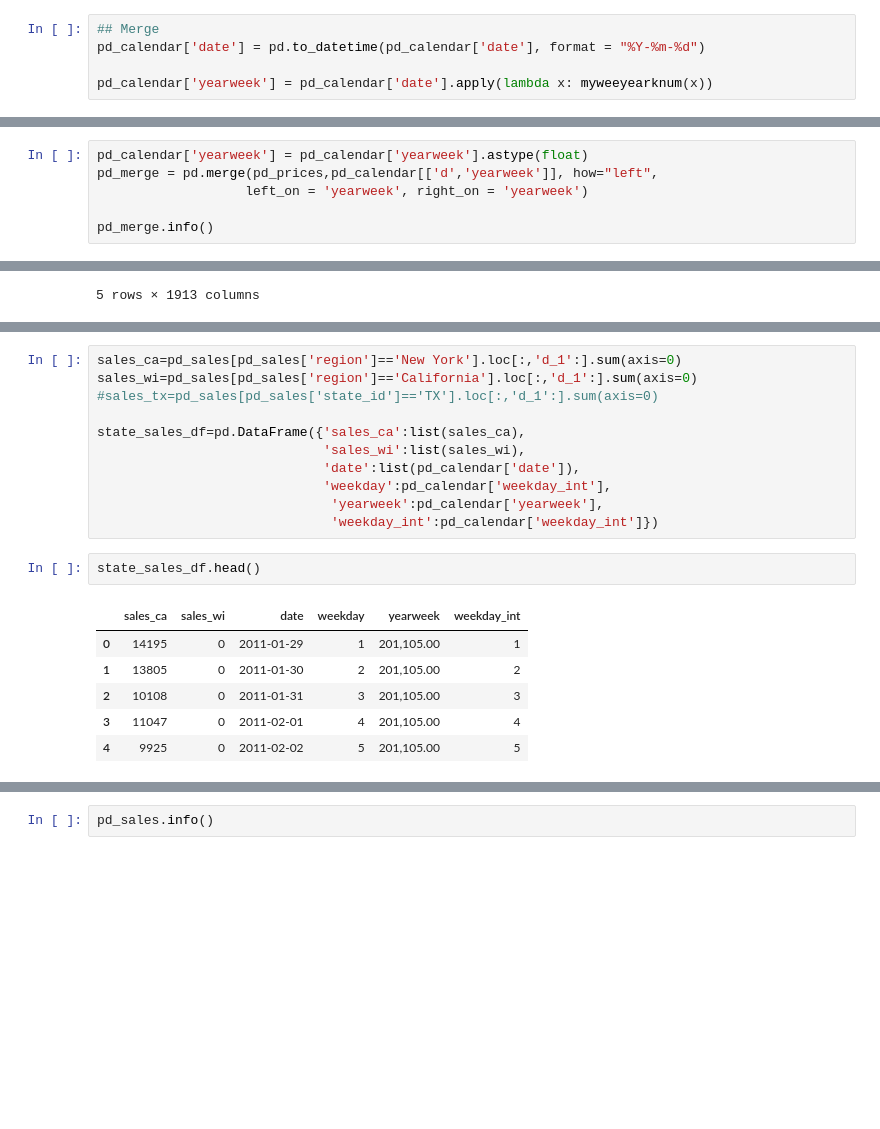
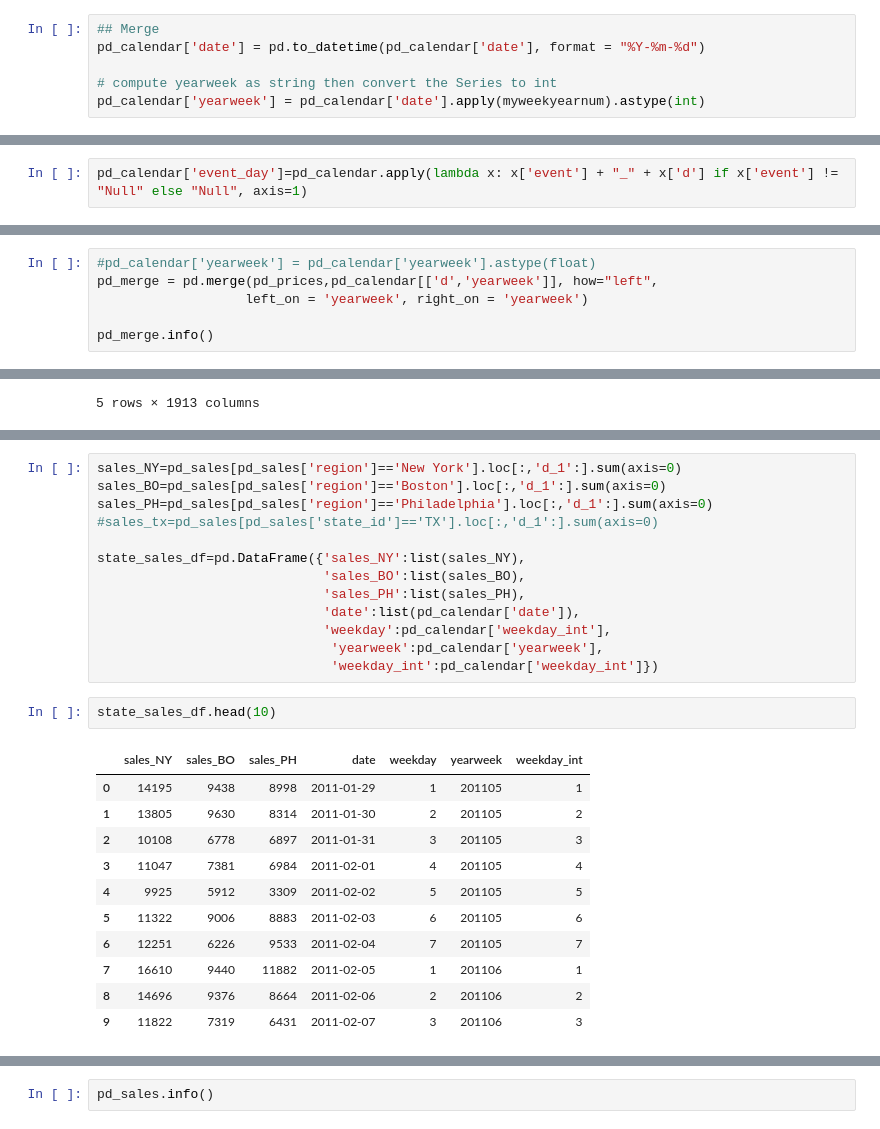
Before and after one commit to Ehunankakoa/nuclio-datascience_AI, a Jupyter notebook: TFM/DSmarket_JMGZ.ipynb, the cells around one changed output, grey strips where cells are left out. Drawn from its saved outputs; the diff is of its cells as text; blank space fills up the shorter version.

```diff
--- a/TFM/DSmarket_JMGZ.ipynb
+++ b/TFM/DSmarket_JMGZ.ipynb
@@ -297,7 +366,8 @@ def myweeknum(dt):
 ## Merge
 pd_calendar['date'] = pd.to_datetime(pd_calendar['date'], format = "%Y-%m-%d")
 
-pd_calendar['yearweek'] = pd_calendar['date'].apply(lambda x: myweeyearknum(x))
+# compute yearweek as string then convert the Series to int
+pd_calendar['yearweek'] = pd_calendar['date'].apply(myweekyearnum).astype(int)
 # %%
 pd_calendar
 # %% [output]
@@ -325,0 +387,2 @@ dtype: object
+# %%
+pd_calendar['event_day']=pd_calendar.apply(lambda x: x['event'] + "_" + x['d'] if x['event'] != "Null" else "Null", axis=1)
@@ -326,5 +448,5 @@ dtype: object
 # %%
-pd_calendar['yearweek'] = pd_calendar['yearweek'].astype(float)
+#pd_calendar['yearweek'] = pd_calendar['yearweek'].astype(float)
 pd_merge = pd.merge(pd_prices,pd_calendar[['d','yearweek']], how="left",
                    left_on = 'yearweek', right_on = 'yearweek')
 
@@ -373,20 +531,27 @@ pd_calendar
 # %%
-sales_ca=pd_sales[pd_sales['region']=='New York'].loc[:,'d_1':].sum(axis=0)
-sales_wi=pd_sales[pd_sales['region']=='California'].loc[:,'d_1':].sum(axis=0)
+sales_NY=pd_sales[pd_sales['region']=='New York'].loc[:,'d_1':].sum(axis=0)
+sales_BO=pd_sales[pd_sales['region']=='Boston'].loc[:,'d_1':].sum(axis=0)
+sales_PH=pd_sales[pd_sales['region']=='Philadelphia'].loc[:,'d_1':].sum(axis=0)
 #sales_tx=pd_sales[pd_sales['state_id']=='TX'].loc[:,'d_1':].sum(axis=0)
 
-state_sales_df=pd.DataFrame({'sales_ca':list(sales_ca),
-                             'sales_wi':list(sales_wi),
+state_sales_df=pd.DataFrame({'sales_NY':list(sales_NY),
+                             'sales_BO':list(sales_BO),
+                             'sales_PH':list(sales_PH),
                              'date':list(pd_calendar['date']),
                              'weekday':pd_calendar['weekday_int'],
                               'yearweek':pd_calendar['yearweek'],
                               'weekday_int':pd_calendar['weekday_int']})
 # %%
-state_sales_df.head()
+state_sales_df.head(10)
 # %% [output]
-|  | sales_ca | sales_wi | date | weekday | yearweek | weekday_int |
-| 0 | 14195 | 0 | 2011-01-29 | 1 | 201,105.00 | 1 |
-| 1 | 13805 | 0 | 2011-01-30 | 2 | 201,105.00 | 2 |
-| 2 | 10108 | 0 | 2011-01-31 | 3 | 201,105.00 | 3 |
-| 3 | 11047 | 0 | 2011-02-01 | 4 | 201,105.00 | 4 |
-| 4 | 9925 | 0 | 2011-02-02 | 5 | 201,105.00 | 5 |
+|  | sales_NY | sales_BO | sales_PH | date | weekday | yearweek | weekday_int |
+| 0 | 14195 | 9438 | 8998 | 2011-01-29 | 1 | 201105 | 1 |
+| 1 | 13805 | 9630 | 8314 | 2011-01-30 | 2 | 201105 | 2 |
+| 2 | 10108 | 6778 | 6897 | 2011-01-31 | 3 | 201105 | 3 |
+| 3 | 11047 | 7381 | 6984 | 2011-02-01 | 4 | 201105 | 4 |
+| 4 | 9925 | 5912 | 3309 | 2011-02-02 | 5 | 201105 | 5 |
+| 5 | 11322 | 9006 | 8883 | 2011-02-03 | 6 | 201105 | 6 |
+| 6 | 12251 | 6226 | 9533 | 2011-02-04 | 7 | 201105 | 7 |
+| 7 | 16610 | 9440 | 11882 | 2011-02-05 | 1 | 201106 | 1 |
+| 8 | 14696 | 9376 | 8664 | 2011-02-06 | 2 | 201106 | 2 |
+| 9 | 11822 | 7319 | 6431 | 2011-02-07 | 3 | 201106 | 3 |
```
Also changed, not shown: parts of 89 cells of this notebook.
